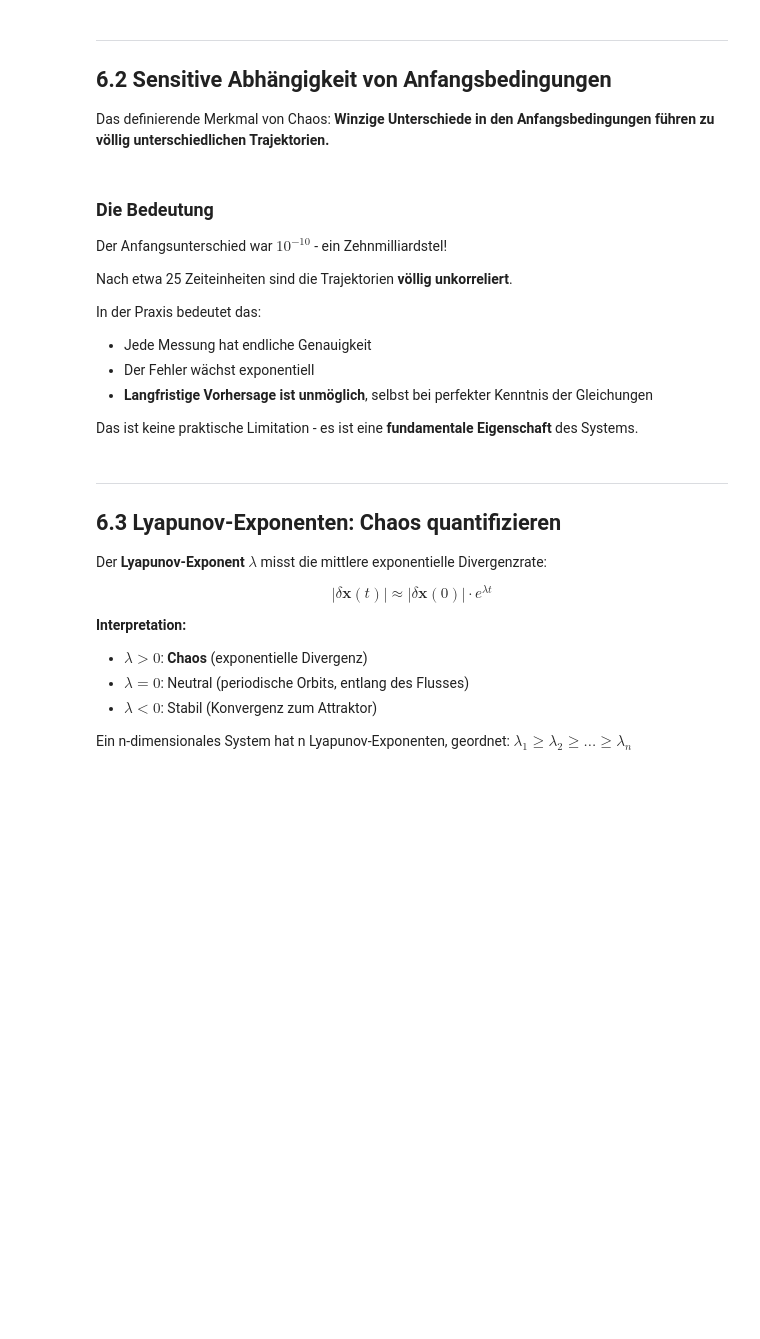
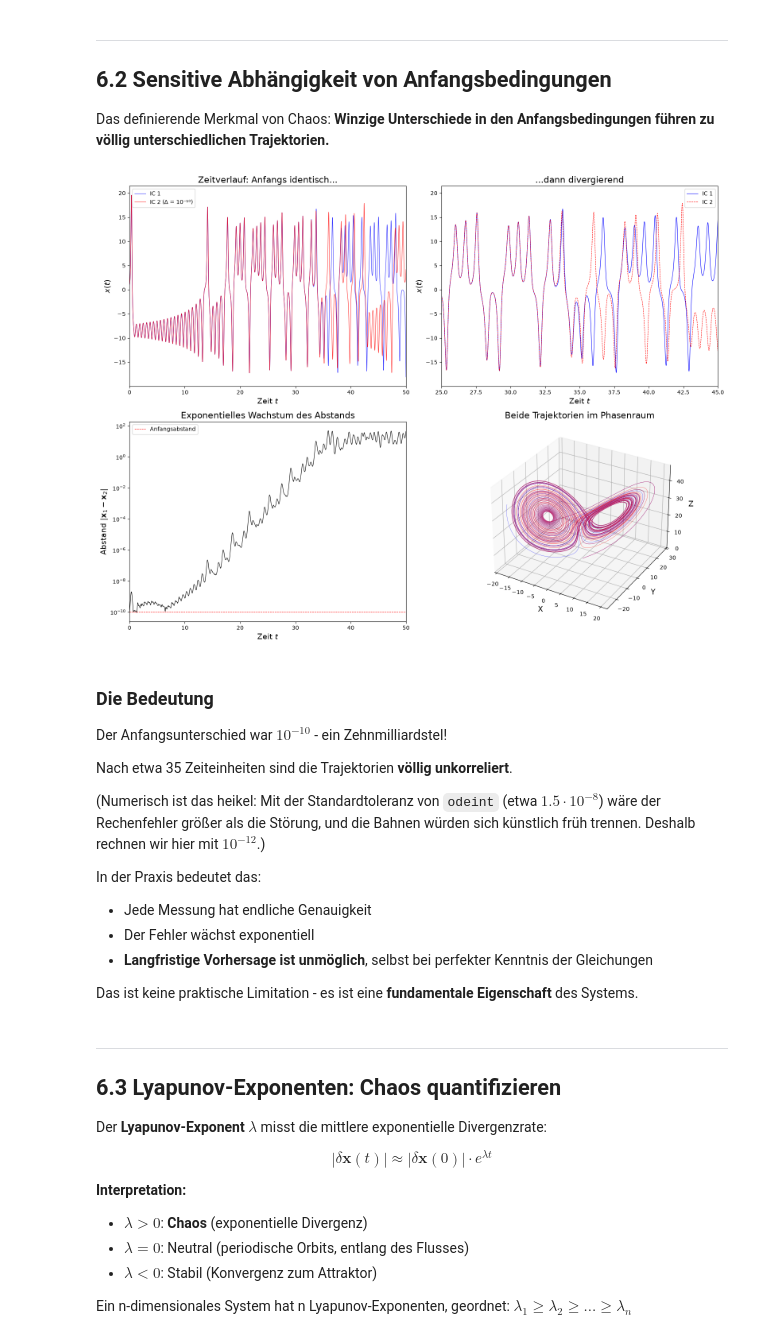
Before and after one commit to eddievanhalensolo/vector-fields-to-strange-attractors, a Jupyter notebook: notebooks/06_chaos.ipynb, the cells around one changed output. Cells and saved outputs as stored; diff of their text form; code cells hidden in the pictures; blank space fills up the shorter version.

```diff
--- a/notebooks/06_chaos.ipynb
+++ b/notebooks/06_chaos.ipynb
@@ -120,8 +122,9 @@ def sensitive_dependence_demo():
     ic1 = [1.0, 1.0, 1.0]
     ic2 = [1.0 + 1e-10, 1.0, 1.0]  # Unterschied: 0.0000000001 !
 
-    sol1 = odeint(lorenz, ic1, t)
-    sol2 = odeint(lorenz, ic2, t)
+    # Die Toleranz muss weit unter dem Anfangsabstand liegen, sonst misst man den Rechenfehler
+    sol1 = odeint(lorenz, ic1, t, rtol=1e-12, atol=1e-12)
+    sol2 = odeint(lorenz, ic2, t, rtol=1e-12, atol=1e-12)
 
     # Zeitverläufe
     ax = axes[0, 0]
@@ -139,41 +142,46 @@ def sensitive_dependence_demo():
     ax.plot(t, sol2[:, 0], 'r--', label='IC 2')
     ax.set_xlabel('Zeit $t$')
     ax.set_ylabel('$x(t)$')
     ax.set_title('...dann divergierend')
     ax.legend()
-    ax.set_xlim(20, 35)
+    ax.set_xlim(25, 45)
 
     # Abstand zwischen den Trajektorien
     ax = axes[1, 0]
     distance = np.sqrt(np.sum((sol1 - sol2)**2, axis=1))
     ax.semilogy(t, distance, 'k-')
     ax.axhline(y=1e-10, color='r', linestyle='--', label='Anfangsabstand')
     ax.set_xlabel('Zeit $t$')
-    ax.set_ylabel('Abstand $|\mathbf{x}_1 - \mathbf{x}_2|$')
+    ax.set_ylabel(r'Abstand $|\mathbf{x}_1 - \mathbf{x}_2|$')
     ax.set_title('Exponentielles Wachstum des Abstands')
     ax.legend()
     ax.set_xlim(0, 50)
 
     # 3D mit beiden Trajektorien
+    axes[1, 1].remove()
     ax = fig.add_subplot(2, 2, 4, projection='3d')
     ax.plot(sol1[:, 0], sol1[:, 1], sol1[:, 2], 'b-', alpha=0.6, linewidth=0.5)
     ax.plot(sol2[:, 0], sol2[:, 1], sol2[:, 2], 'r-', alpha=0.6, linewidth=0.5)
     ax.set_xlabel('X')
     ax.set_ylabel('Y')
     ax.set_zlabel('Z')
     ax.set_title('Beide Trajektorien im Phasenraum')
 
     plt.tight_layout()
     return fig
 
 sensitive_dependence_demo()
 plt.show()
+# %% [output]
+[figure, added]
 # %% [markdown]
 ### Die Bedeutung
 
 Der Anfangsunterschied war $10^{-10}$ - ein Zehnmilliardstel!
 
-Nach etwa 25 Zeiteinheiten sind die Trajektorien **völlig unkorreliert**.
+Nach etwa 35 Zeiteinheiten sind die Trajektorien **völlig unkorreliert**.
+
+(Numerisch ist das heikel: Mit der Standardtoleranz von `odeint` (etwa $1.5 \cdot 10^{-8}$) wäre der Rechenfehler größer als die Störung, und die Bahnen würden sich künstlich früh trennen. Deshalb rechnen wir hier mit $10^{-12}$.)
 
 In der Praxis bedeutet das:
 - Jede Messung hat endliche Genauigkeit
```
Also changed, not shown: parts of 7 cells of this notebook, 16 other files.
